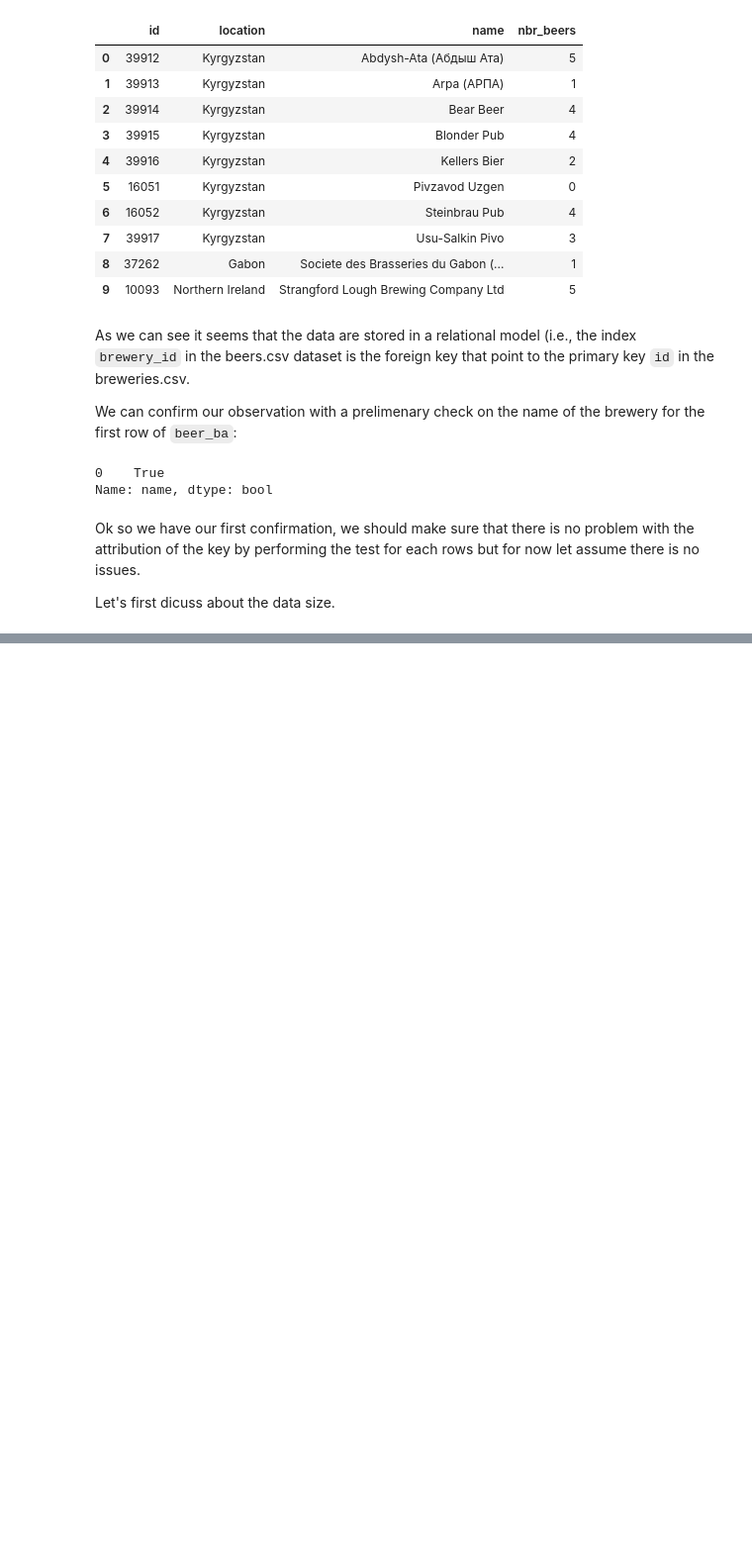
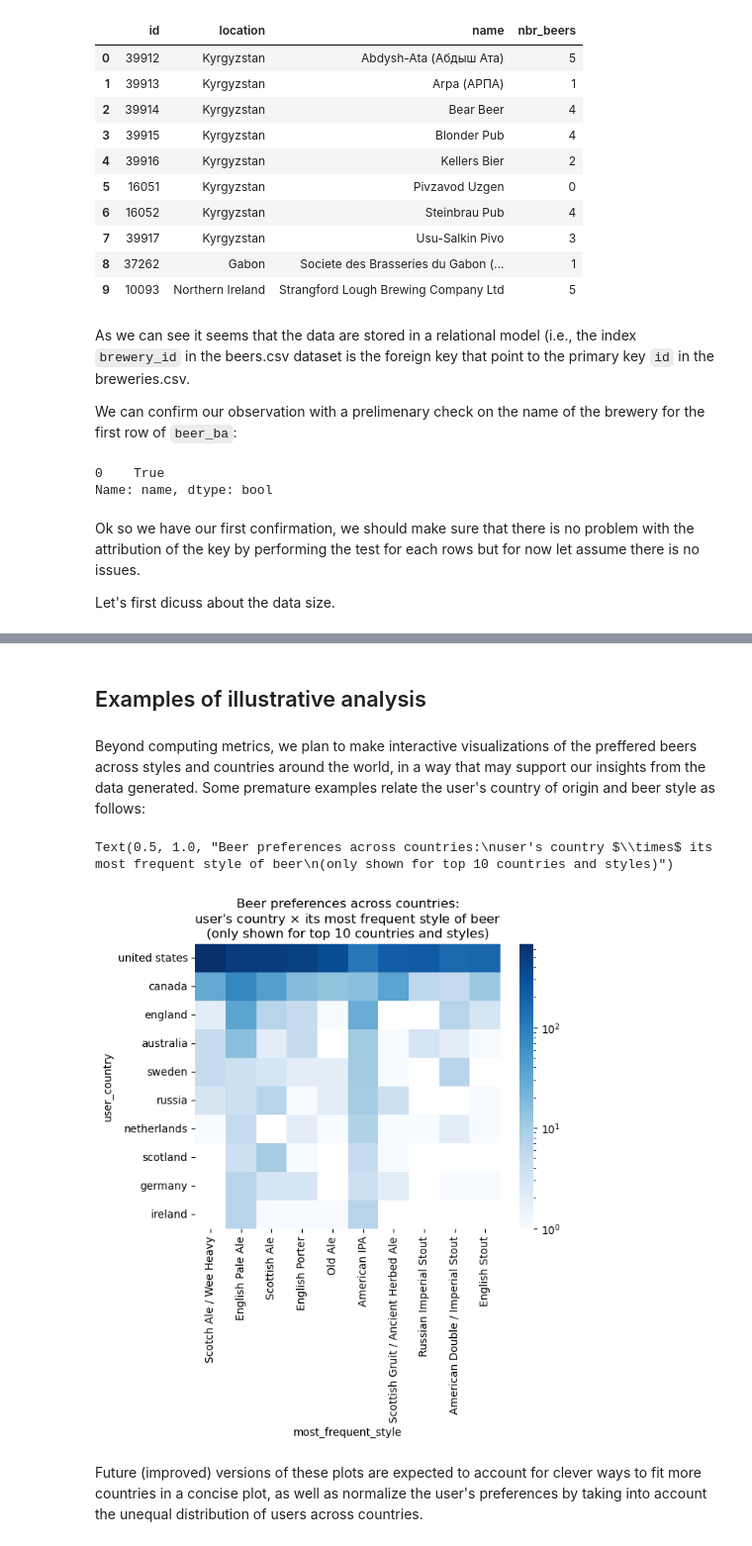
Before and after one commit to epfl-ada/ada-2022-project-brian, a Jupyter notebook: project.ipynb, the cells around one changed output, grey strips where cells are left out. Shown: that part at 99% size. Saved outputs shown, nothing was run; the diff lists cells and outputs as text; code cells hidden in the pictures; blank space fills up the shorter version.

```diff
--- a/project.ipynb
+++ b/project.ipynb
@@ -75,0 +296,2 @@ Let's first dicuss about the data size.
+# %%
+user_prefs_df = get_user_preferences_df(reviews_df)
@@ -75,0 +321,39 @@ Let's first dicuss about the data size.
+# %% [markdown]
+## Examples of illustrative analysis
+# %% [markdown]
+Beyond computing metrics, we plan to make interactive visualizations of the preffered beers across styles and countries around the world, in a way that may support our insights from the data generated. Some premature examples relate the user's country of origin and beer style as follows:
+# %%
+def get_beer_style_matrix(df, category, n_most_frequent=10):
+    new_df = df[['user_country', category]].copy()
+    most_frequent_countries = list(new_df['user_country'].value_counts()[:n_most_frequent].keys())
+    most_frequent_styles = list(new_df[category].value_counts()[:n_most_frequent].keys())
+
+    new_df.user_country = new_df.user_country.astype("category")
+    new_df.user_country = new_df.user_country.cat.set_categories(most_frequent_countries)
+    new_df.sort_values(['user_country'])
+
+    new_df[category] = new_df[category].astype("category")
+    new_df[category] = new_df[category].cat.set_categories(most_frequent_styles)
+    new_df.sort_values([category])
+
+    new_df = new_df[new_df['user_country'].isin(most_frequent_countries)]
+    new_df = new_df[new_df[category].isin(most_frequent_styles)]
+    new_df['count'] = 1
+    new_df = pd.pivot_table(new_df, values=['count'], index=['user_country'],
+                        columns=[category], aggfunc=np.sum, fill_value=0)
+    return new_df['count']
+# %%
+most_frequent_df = get_beer_style_matrix(
+    df=user_prefs_df,
+    category='most_frequent_style'
+)
+sns.heatmap(most_frequent_df, cmap="Blues", norm=LogNorm())
+
+plt.title('''Beer preferences across countries:
+user's country $\\times$ its most frequent style of beer
+(only shown for top 10 countries and styles)''')
+# %% [output]
+Text(0.5, 1.0, "Beer preferences across countries:\nuser's country $\\times$ its most frequent style of beer\n(only shown for top 10 countries and styles)")
+[figure, added]
+# %% [markdown]
+Future (improved) versions of these plots are expected to account for clever ways to fit more countries in a concise plot, as well as normalize the user's preferences by taking into account the unequal distribution of users across countries.
```
Also changed, not shown: parts of 37 cells of this notebook.
